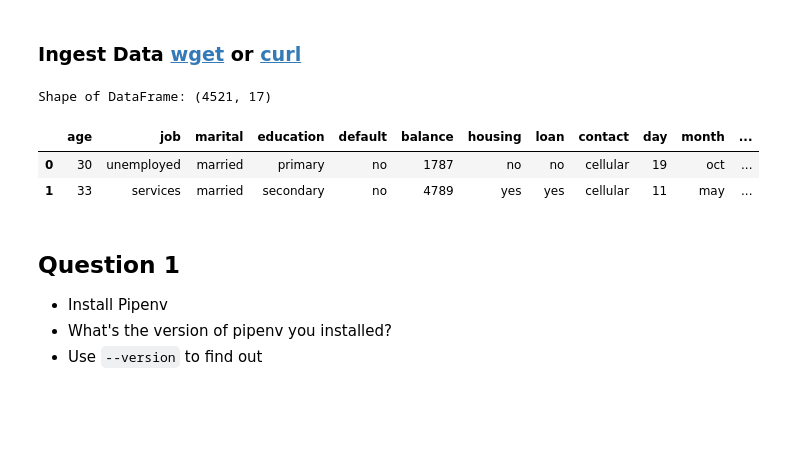
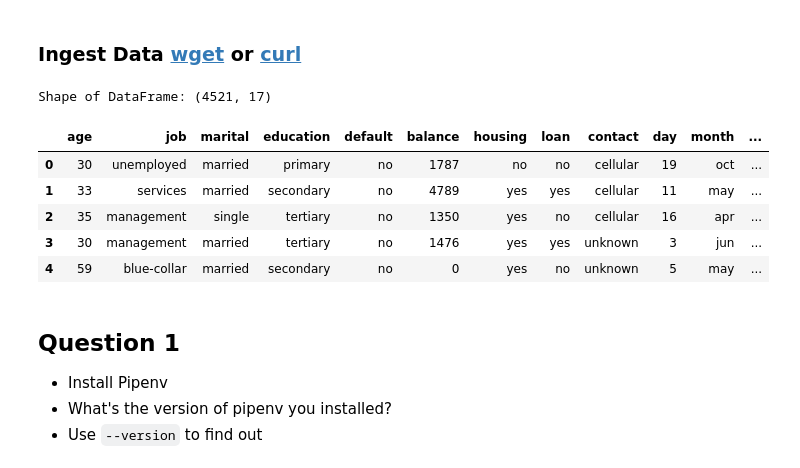
Before and after one commit to celik-muhammed/ML-Zoomcamp-Module-5-Bank-Credit-Scoring-Deployment, a Jupyter notebook: MLE-Zoomcamp-M5-Solution/05-Bank-Credit-Scoring-Approval-Estimate-Model-Deployment.ipynb, the cells around one changed output. Drawn from its saved outputs; the diff is of its cells as text; code cells hidden in the pictures; blank space fills up the shorter version.

```diff
--- a/ml-zoomcamp-module-5-solution/04-Bank-Credit-Scoring-Classification-Regression-Analysis.ipynb
+++ b/MLE-Zoomcamp-M5-Solution/05-Bank-Credit-Scoring-Approval-Estimate-Model-Deployment.ipynb
@@ -252,12 +272,15 @@ with zipfile.ZipFile(zip_filename, 'r') as zip_ref:
         df = pd.read_csv(f_out, sep=';')
 # %%
 print("Shape of DataFrame:", df.shape)
-df.head(2)
+df.head()
 # %% [output]
 Shape of DataFrame: (4521, 17)
 |  | age | job | marital | education | default | balance | housing | loan | contact | day | month | ... |
 | 0 | 30 | unemployed | married | primary | no | 1787 | no | no | cellular | 19 | oct | ... |
 | 1 | 33 | services | married | secondary | no | 4789 | yes | yes | cellular | 11 | may | ... |
+| 2 | 35 | management | single | tertiary | no | 1350 | yes | no | cellular | 16 | apr | ... |
+| 3 | 30 | management | married | tertiary | no | 1476 | yes | yes | unknown | 3 | jun | ... |
+| 4 | 59 | blue-collar | married | secondary | no | 0 | yes | no | unknown | 5 | may | ... |
 # %% [markdown]
 ## Question 1
 
```
Also changed, not shown: parts of 53 cells of this notebook, 26 other files.
